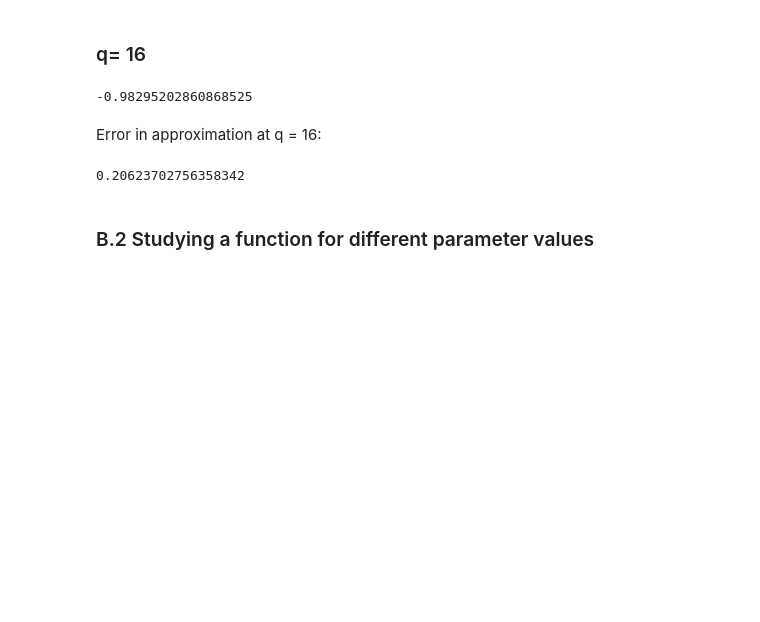
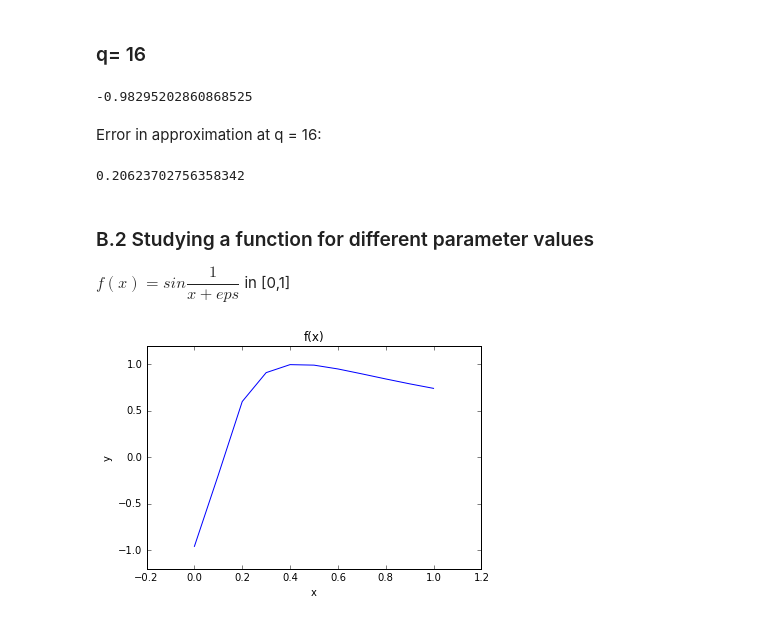
Before and after one commit to chapman-phys227-2016s/hw-5-ChinmaiRaman, a Jupyter notebook: HW5.ipynb, the cells around one changed output. Cells and saved outputs as stored; diff of their text form; code cells hidden in the pictures; blank space fills up the shorter version.

```diff
--- a/HW5.ipynb
+++ b/HW5.ipynb
@@ -85,3 +86,9 @@ p1.error(-1, 1, -.45, 16)
 0.20623702756358342
 # %% [markdown]
 ### B.2 Studying a function for different parameter values
+
+$f(x) = sin\dfrac{1}{x+eps}$ in [0,1]
+# %%
+p2.sin_graph(0.2, 10)
+# %% [output]
+[figure, added]
```
Also changed, not shown: parts of 8 cells of this notebook.
